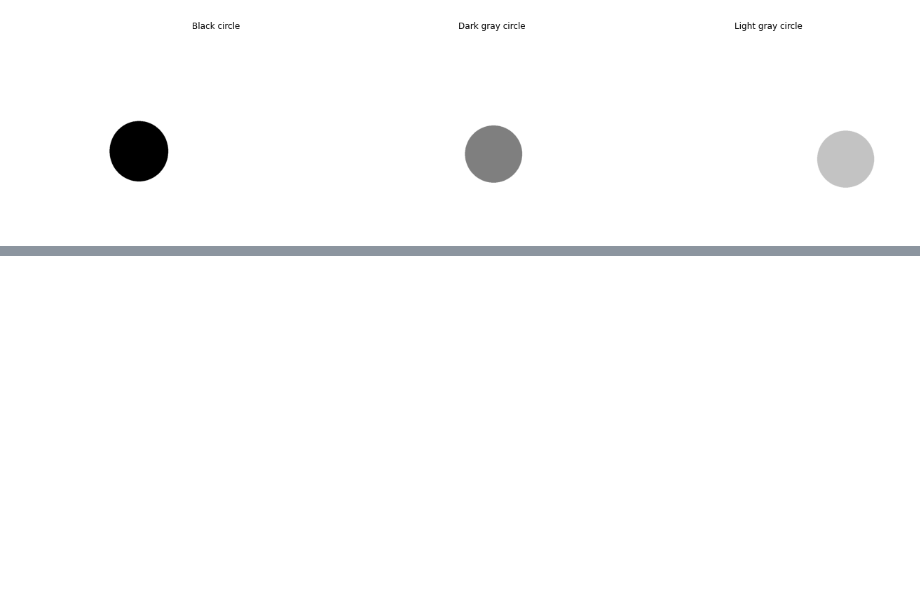
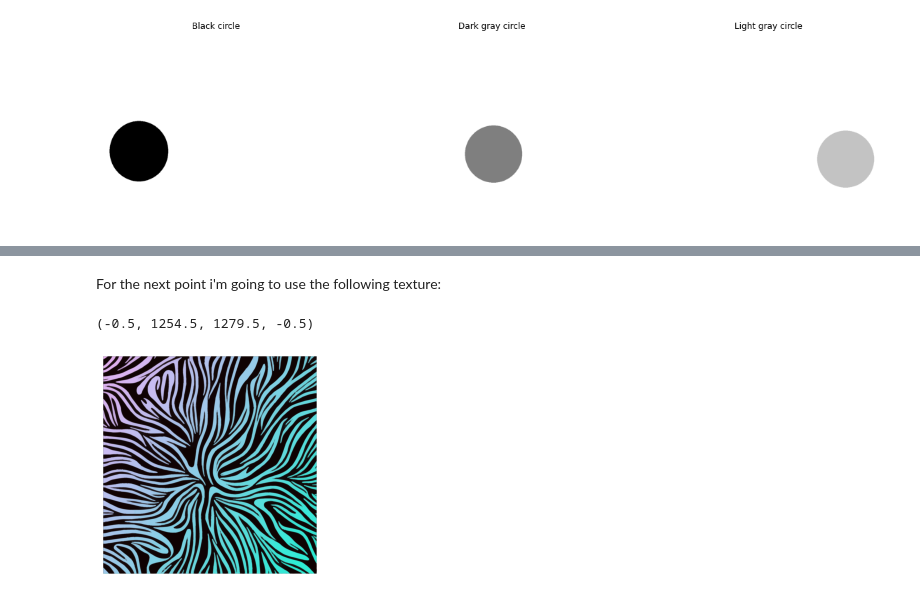
Before and after one commit to mariapepu/VA, a Jupyter notebook: p1/p1_2022_23.ipynb, the cells around one changed output, grey strips where cells are left out. Saved outputs shown, nothing was run; the diff lists cells and outputs as text; code cells hidden in the pictures; blank space fills up the shorter version.

```diff
--- a/p1/p1_2022_23.ipynb
+++ b/p1/p1_2022_23.ipynb
@@ -471,0 +482,15 @@ Max:  1.0
+# %% [markdown]
+For the next point i'm going to use the following texture:
+# %%
+'''
+here we let you the URL of the image of the texture, so you can run the code without any problems
+https://www.google.com/url?sa=i&url=https%3A%2F%2Fpixabay.com%2Fvectors%2Ftexture-pattern-flames-fire-5211851%2F&psig=AOvVaw0HAsJyQHoxnCAwQSrZTK8n&ust=1664204142677000&source=images&cd=vfe&ved=0CAwQjRxqFwoTCLD19t6ZsPoCFQAAAAAdAAAAABAF
+'''
+
+#reading and showing the image of the texture we are using
+texture = io.imread('images_notebook/texture.png')
+plt.imshow(texture)
+plt.axis('off')
+# %% [output]
+(-0.5, 1254.5, 1279.5, -0.5)
+[figure, added]
```
Also changed, not shown: parts of 3 cells of this notebook, 1 other file.
